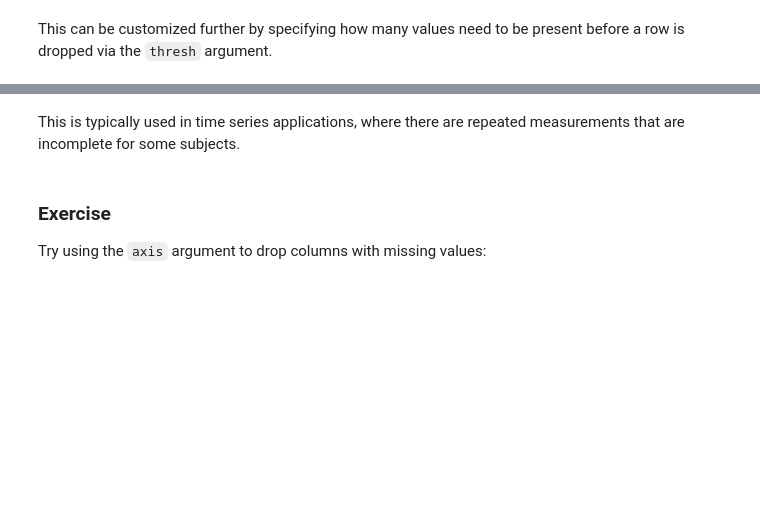
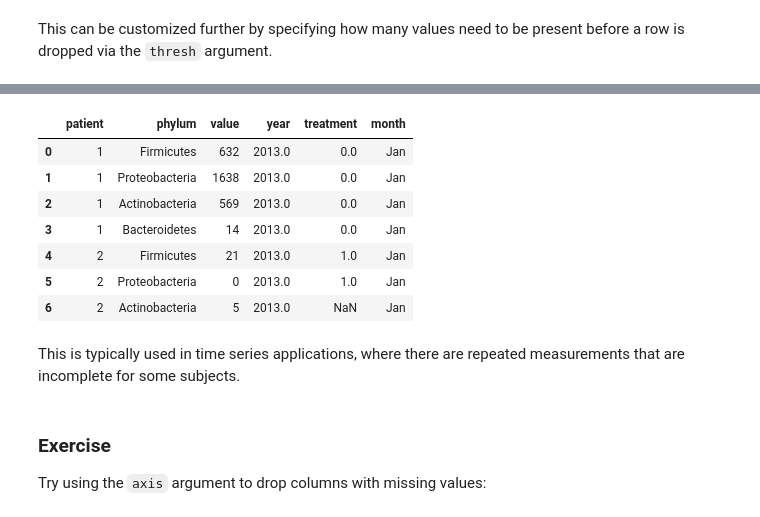
Before and after one commit to timozattol/ada-2016, a Jupyter notebook: hw01/Intro to Pandas.ipynb, the cells around one changed output, grey strips where cells are left out. Cells and saved outputs as stored; diff of their text form; code cells hidden in the pictures; blank space fills up the shorter version.

```diff
--- a/hw01/Intro to Pandas.ipynb
+++ b/hw01/Intro to Pandas.ipynb
@@ -1453,5 +1762,14 @@ data
 # %%
-data.dropna(thresh=4)
+data.dropna(thresh=5)
+# %% [output]
+|  | patient | phylum | value | year | treatment | month |
+| 0 | 1 | Firmicutes | 632 | 2013.0 | 0.0 | Jan |
+| 1 | 1 | Proteobacteria | 1638 | 2013.0 | 0.0 | Jan |
+| 2 | 1 | Actinobacteria | 569 | 2013.0 | 0.0 | Jan |
+| 3 | 1 | Bacteroidetes | 14 | 2013.0 | 0.0 | Jan |
+| 4 | 2 | Firmicutes | 21 | 2013.0 | 1.0 | Jan |
+| 5 | 2 | Proteobacteria | 0 | 2013.0 | 1.0 | Jan |
+| 6 | 2 | Actinobacteria | 5 | 2013.0 | NaN | Jan |
 # %% [markdown]
 This is typically used in time series applications, where there are repeated measurements that are incomplete for some subjects.
 # %% [markdown]
```
Also changed, not shown: parts of 57 cells of this notebook.
